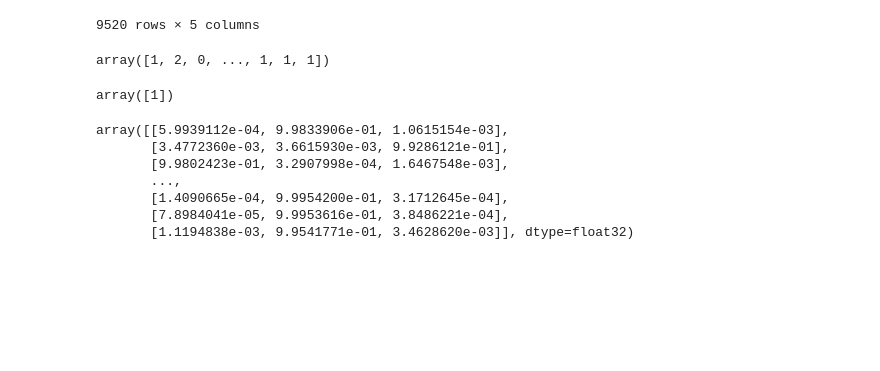
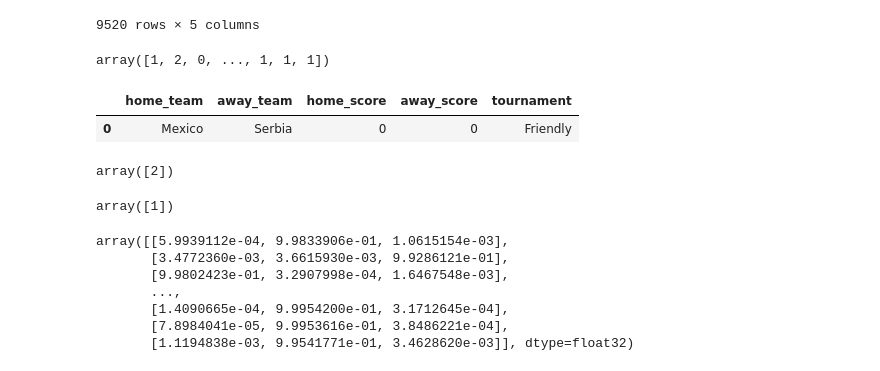
Before and after one commit to Prachi-343/The-Football-World, a Jupyter notebook: notebooks/research.ipynb, the cells around one changed output. Cells and saved outputs as stored; diff of their text form; code cells hidden in the pictures; blank space fills up the shorter version.

```diff
--- a/notebooks/research.ipynb
+++ b/notebooks/research.ipynb
@@ -142,6 +142,25 @@ x_test
 opt.predict(x_test)
 # %% [output]
 array([1, 2, 0, ..., 1, 1, 1])
+# %%
+dict_data = {
+    'home_team': 'Mexico',
+    'away_team': 'Serbia',
+    'home_score': 0,
+    'away_score': 0,
+    'tournament': 'Friendly'
+}
+
+# Converting the dictionary to a DataFrame
+df = pd.DataFrame([dict_data])
+df
+# %% [output]
+|  | home_team | away_team | home_score | away_score | tournament |
+| 0 | Mexico | Serbia | 0 | 0 | Friendly |
+# %%
+opt.predict(df)
+# %% [output]
+array([2])
 # %%
 import numpy as np
 class CustomData:
```
Also changed, not shown: parts of 1 cell of this notebook, 11 other files.
